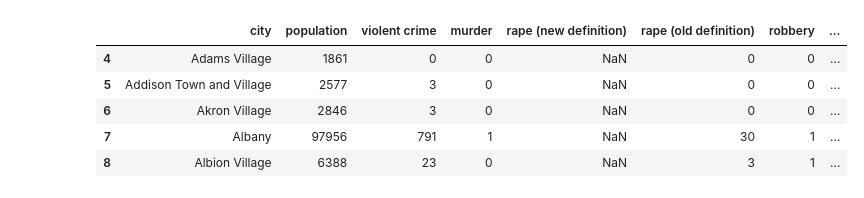
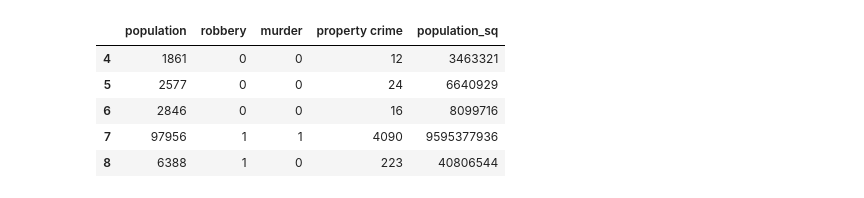
Before and after one commit to brianjinkim/thinkful_datascience, a Jupyter notebook: 2.4 Property Crime.ipynb, the cells around one changed output. Drawn from its saved outputs; the diff is of its cells as text; code cells hidden in the pictures.

```diff
--- a/2.4 Property Crime.ipynb
+++ b/2.4 Property Crime.ipynb
@@ -1,9 +1,22 @@
 # %%
+import math
+import warnings
+
 import numpy as np
 import pandas as pd
 import matplotlib.pyplot as plt
 import seaborn as sns
-import sklearn
+from sklearn import linear_model
+import statsmodels.formula.api as smf
+
+%matplotlib inline
+pd.options.display.float_format = '{:.3f}'.format
+
+warnings.filterwarnings(
+    action="ignore",
+    module="scipy",
+    message="^internal gelsd"
+)
 # %%
 datapath = 'https://raw.githubusercontent.com/Thinkful-Ed/data-201-resources/master/New_York_offenses/NEW_YORK-Offenses_Known_to_Law_Enforcement_by_City_2013%20-%2013tbl8ny.csv'
 
@@ -14,16 +27,18 @@ df = df.drop(df.index[:4])
 df['robbery'] = df['robbery'].replace('[^0-9]+', '', regex=True)
 df['population'] = df['population'].replace('[^0-9]+', '', regex=True)
 df['property crime'] = df['property crime'].replace('[^0-9]+', '', regex=True)
+df = df[['population', 'robbery', 'murder', 'property crime']].dropna()
+df = df.astype('int64')
 # %%
-df['population_sq'] = pd.to_numeric(df['population']) * pd.to_numeric(df['population'])
-df['murder'] = np.where(pd.to_numeric(df['murder']) > 0, 1, 0)
-df['robbery'] = np.where(pd.to_numeric(df['robbery']) > 0, 1, 0)
+df['population_sq'] = (df['population'] * df['population']).apply(lambda x: '%.f' % x)
+df['murder'] = np.where(df['murder'] > 0, 1, 0)
+df['robbery'] = np.where(df['robbery'] > 0, 1, 0)
 
-df.head()
+display(df.head())
 # %% [output]
-|  | city | population | violent crime | murder | rape (new definition) | rape (old definition) | robbery | ... |
-| 4 | Adams Village | 1861 | 0 | 0 | NaN | 0 | 0 | ... |
-| 5 | Addison Town and Village | 2577 | 3 | 0 | NaN | 0 | 0 | ... |
-| 6 | Akron Village | 2846 | 3 | 0 | NaN | 0 | 0 | ... |
-| 7 | Albany | 97956 | 791 | 1 | NaN | 30 | 1 | ... |
-| 8 | Albion Village | 6388 | 23 | 0 | NaN | 3 | 1 | ... |
+|  | population | robbery | murder | property crime | population_sq |
+| 4 | 1861 | 0 | 0 | 12 | 3463321 |
+| 5 | 2577 | 0 | 0 | 24 | 6640929 |
+| 6 | 2846 | 0 | 0 | 16 | 8099716 |
+| 7 | 97956 | 1 | 1 | 4090 | 9595377936 |
+| 8 | 6388 | 1 | 0 | 223 | 40806544 |
```
Also changed, not shown: parts of 16 cells of this notebook, 2 other files.
